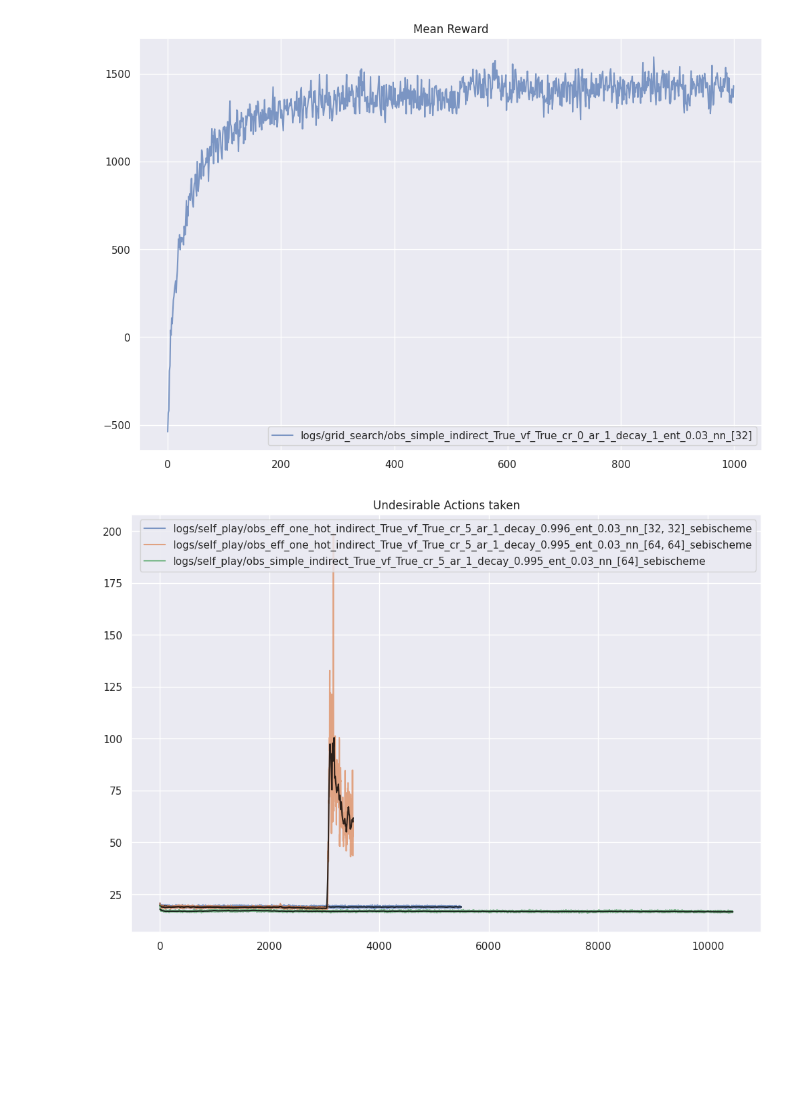
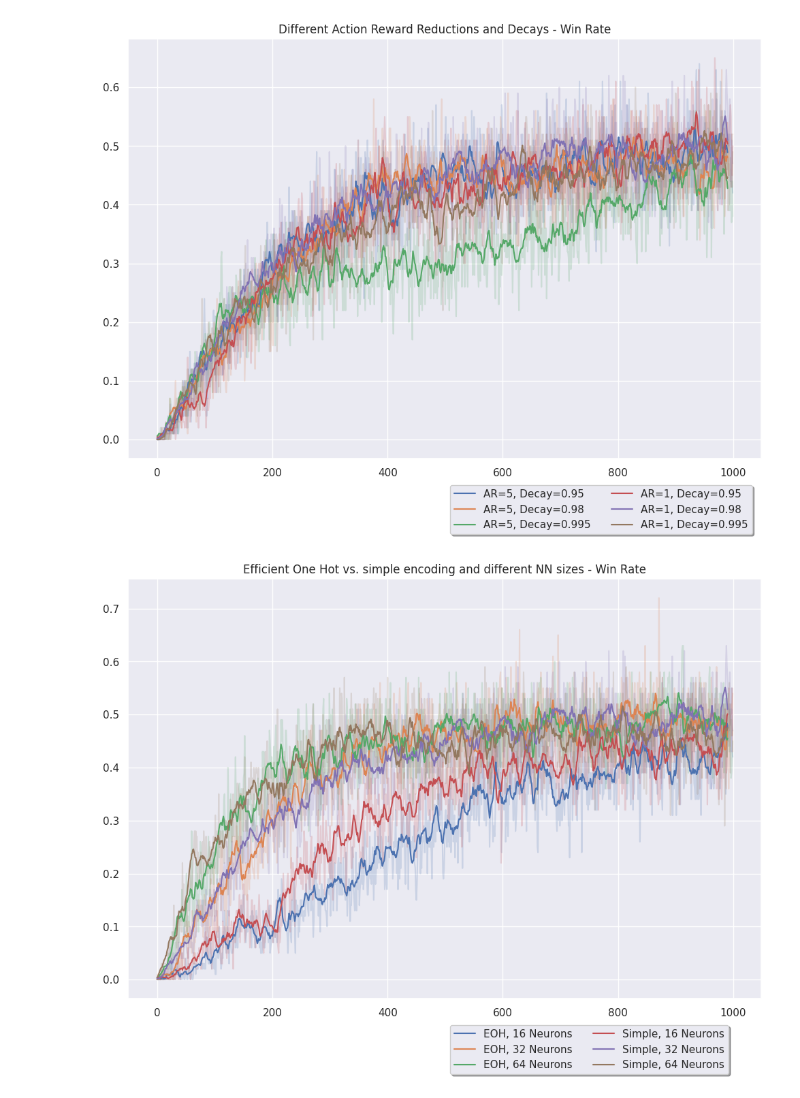
Before and after one commit to faguodev/SkyjoAI, a Jupyter notebook: evaluation.ipynb, the cells around one changed output. Saved outputs shown, nothing was run; the diff lists cells and outputs as text; code cells hidden in the pictures; blank space fills up the shorter version.

```diff
--- a/evaluation.ipynb
+++ b/evaluation.ipynb
@@ -160,28 +114,19 @@ plt.show()
-# %%
-for logs, hist_stats in zip(logs_to_evaluate, all_hist_stats):
-    sns.lineplot(hist_stats["policy_main_reward_mean"], label=logs, alpha=0.7)
-plt.title("Mean Reward")
-plt.legend()
-plt.show()
-# %% [output]
-[figure, removed]
-# %%
-plt.show()
-for logs, hist_stats in zip(logs_to_evaluate, all_hist_stats):
-    undes_actions = hist_stats["undesirable_action_0_mean"]
-    N =len(undes_actions)
-    mean_undes_actions = np.zeros(N)
-    for i in range(N):
-        if i < 20:
-            mean_undes_actions[i] = np.mean(undes_actions[:i+20])
-        elif (i+20) >= N:
-            mean_undes_actions[i] = np.mean(undes_actions[i-20:])
-        else:
-            mean_undes_actions[i] = np.mean(undes_actions[i-20:i+20])
-    sns.lineplot(hist_stats["undesirable_action_0_mean"], label=logs, alpha=0.7)
-    sns.lineplot(mean_undes_actions, alpha=0.8, c = "black")
-plt.title("Undesirable Actions taken")
-plt.legend()
-plt.show()
-# %% [output]
-[figure, removed]
+# %%
+def plot_metric(logs_to_evaluate, metric, metric_name):
+    for stage in logs_to_evaluate:
+        title, log_paths, data = stage["title"], stage["log_paths"], stage["data"]
+        for log_path in log_paths:
+            sns.lineplot(data[log_path][metric], alpha=0.2)
+        plt.gca().set_prop_cycle(None)
+        for log_path in log_paths:
+            sns.lineplot(np.convolve(data[log_path][metric], np.ones(10)/10, mode="valid"), label=log_paths[log_path], alpha=1)
+        plt.title(f"{title} - {metric_name}")
+        # show legend at the bottom below the whole figure
+        plt.legend(loc='upper left', bbox_to_anchor=(0.5, -0.05), shadow=True, ncol=2)
+
+        plt.show()
+# %%
+plot_metric(logs_to_evaluate, "win_rate_mean", "Win Rate")
+# %% [output]
+[figure, added]
+[figure, added]
```
Also changed, not shown: parts of 9 cells of this notebook.
